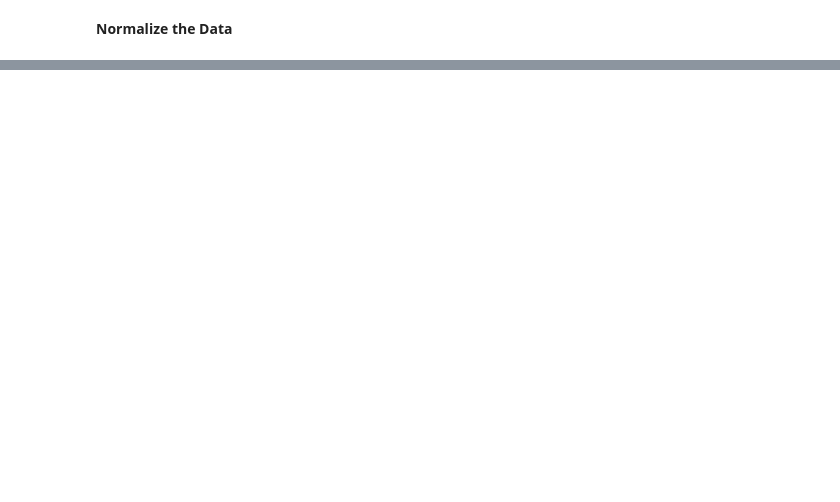
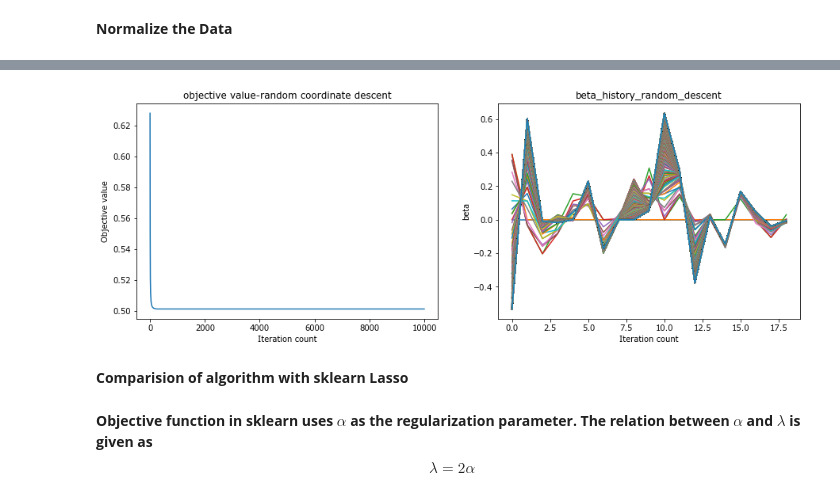
Before and after one commit to vivekkr12/machine-learning-algorithms, a Jupyter notebook: demo/lasso_regression_demo.ipynb, the cells around one changed output, grey strips where cells are left out. Drawn from its saved outputs; the diff is of its cells as text; code cells hidden in the pictures; blank space fills up the shorter version.

```diff
--- a/demo/lasso_regression_demo.ipynb
+++ b/demo/lasso_regression_demo.ipynb
@@ -136,0 +100,20 @@ $\dagger$ For this dataset, $n >> d$ and hence, $\lambda$ can be set to $0$
+# %%
+fig, ax = plt.subplots(1, 2, figsize=(15,5))
+ax[0].plot(model.cost_history_rand[1:])
+ax[0].set_title('objective value-random coordinate descent')
+ax[0].set_xlabel('Iteration count')
+ax[0].set_ylabel('Objective value')
+
+ax[1].plot(model.beta_history_random)
+ax[1].set_title('beta_history_random_descent')
+ax[1].set_ylabel('beta')
+ax[1].set_xlabel('Iteration count')
+
+fig.savefig('plot2.png')
+# %% [output]
+[figure, added]
+# %% [markdown]
+**Comparision of algorithm with sklearn Lasso**
+# %% [markdown]
+**Objective function in sklearn uses $\alpha$ as the regularization parameter. The relation between $\alpha$ and $\lambda$ is given as
+$$\lambda = 2\alpha$$**
```
Also changed, not shown: parts of 34 cells of this notebook.
